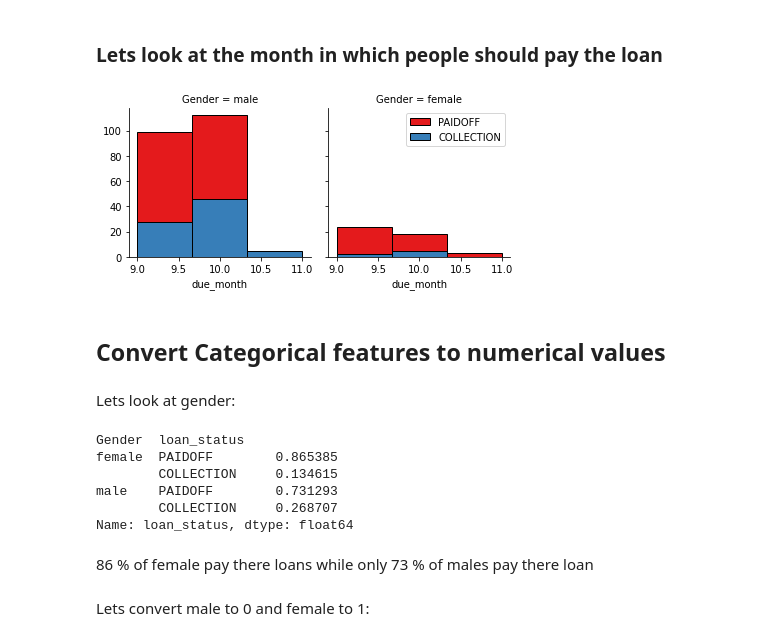
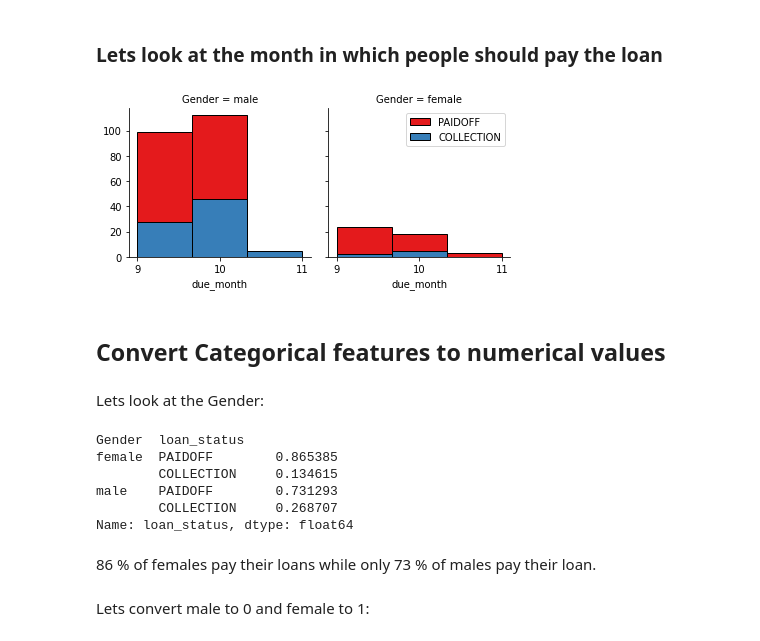
Before and after one commit to antostain/Data_Science_portfolio, a Jupyter notebook: Loans_classification.ipynb, the cells around one changed output. Saved outputs shown, nothing was run; the diff lists cells and outputs as text; code cells hidden in the pictures.

```diff
--- a/Loans_classification.ipynb
+++ b/Loans_classification.ipynb
@@ -139,16 +141,17 @@ df.head()
 # %%
 df['due_month'] = df['due_date'].dt.month
 bins = np.linspace(df.due_month.min(), df.due_month.max(), 4)
 g = sns.FacetGrid(df, col="Gender", hue="loan_status", palette="Set1", col_wrap=2)
 g.map(plt.hist, 'due_month', bins=bins, ec="k")
+plt.xticks(range(df.due_month.min(), df.due_month.max()+1))
 g.axes[-1].legend()
 plt.show()
 # %% [output]
-[figure, old version]
+[figure, new version]
 # %% [markdown]
 ## Convert Categorical features to numerical values
 # %% [markdown]
-Lets look at gender:
+Lets look at the Gender:
 # %%
 df.groupby(['Gender'])['loan_status'].value_counts(normalize=True)
 # %% [output]
@@ -159,7 +162,7 @@ male    PAIDOFF        0.731293
         COLLECTION     0.268707
 Name: loan_status, dtype: float64
 # %% [markdown]
-86 % of female pay there loans while only 73 % of males pay there loan
+86 % of females pay their loans while only 73 % of males pay their loan.
 # %% [markdown]
 Lets convert male to 0 and female to 1:
 # %%
```
Also changed, not shown: parts of 68 cells of this notebook.
